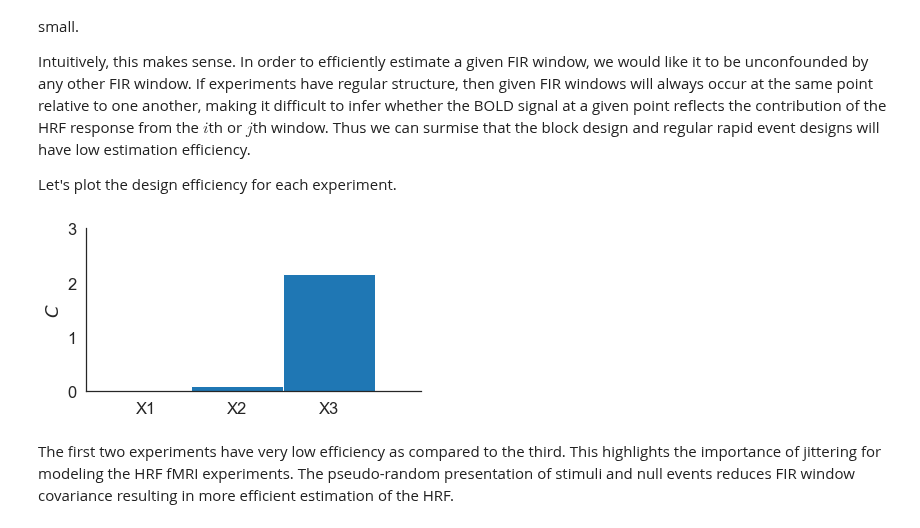
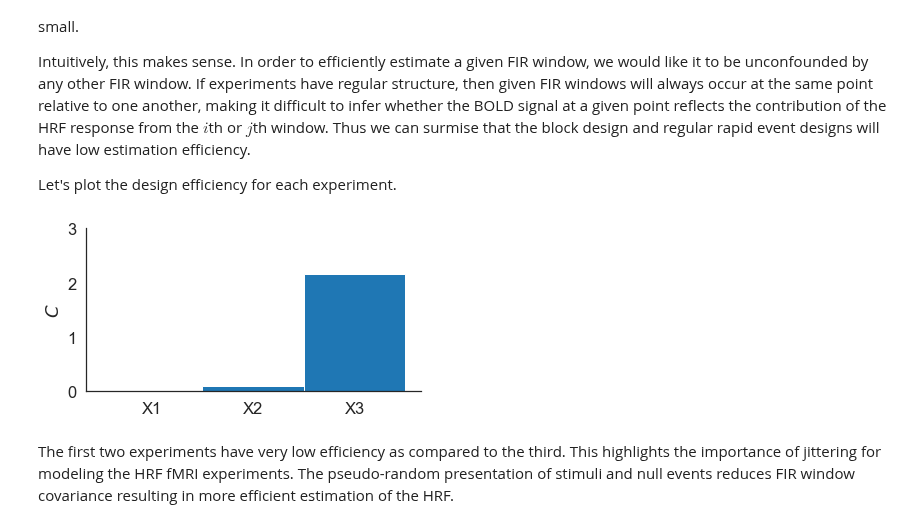
Before and after one commit to yunchang-z/neu502b-lab, a Jupyter notebook: fmri-03/fmri-03-solutions.ipynb, the cells around one changed output. Drawn from its saved outputs; the diff is of its cells as text; code cells hidden in the pictures.

Commit message:
Fix number of ticks in fmri-03 final plot

```diff
--- a/fmri-03/fmri-03-solutions.ipynb
+++ b/fmri-03/fmri-03-solutions.ipynb
@@ -302,18 +302,18 @@ Let's plot the design efficiency for each experiment.
 # %%
 from fmritools.design import design_efficiency
 
 ## Initialize plot.
 fig, ax = plt.subplots(1,1,figsize=(6,3))
 
 ## Iteratively compute and plot.
 for i, X in enumerate([X1,X2,X3]):
     C = design_efficiency(X, k, window)
     ax.bar(i,C,1,color='#1f77b4')
 
 ## Add details to plot.
-ax.set(xticks=range(4), xticklabels=['X1','X2','X3'], ylim=(0,3),ylabel=r'$C$')
+ax.set(xticks=range(3), xticklabels=['X1','X2','X3'], ylim=(0,3),ylabel=r'$C$')
 sns.despine()
 # %% [output]
-[figure, old version]
+[figure, new version]
 # %% [markdown]
 The first two experiments have very low efficiency as compared to the third. This highlights the importance of jittering for modeling the HRF fMRI experiments. The pseudo-random presentation of stimuli and null events reduces FIR window covariance resulting in more efficient estimation of the HRF.
```
Also changed, not shown: parts of 9 cells of this notebook.
